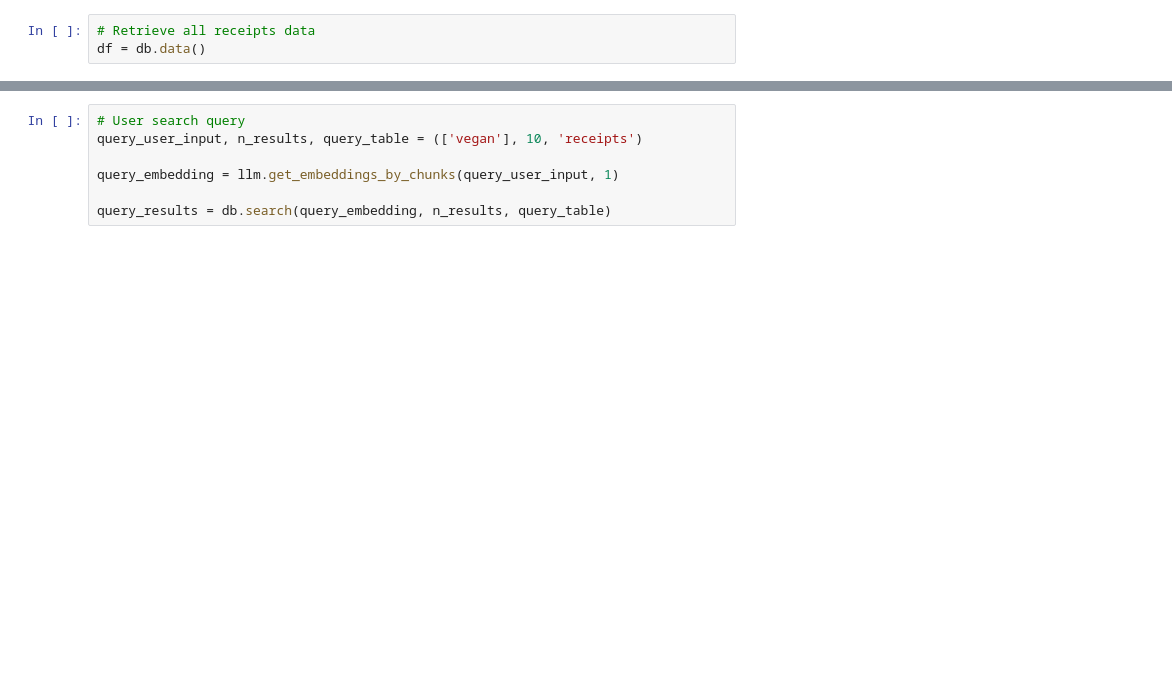
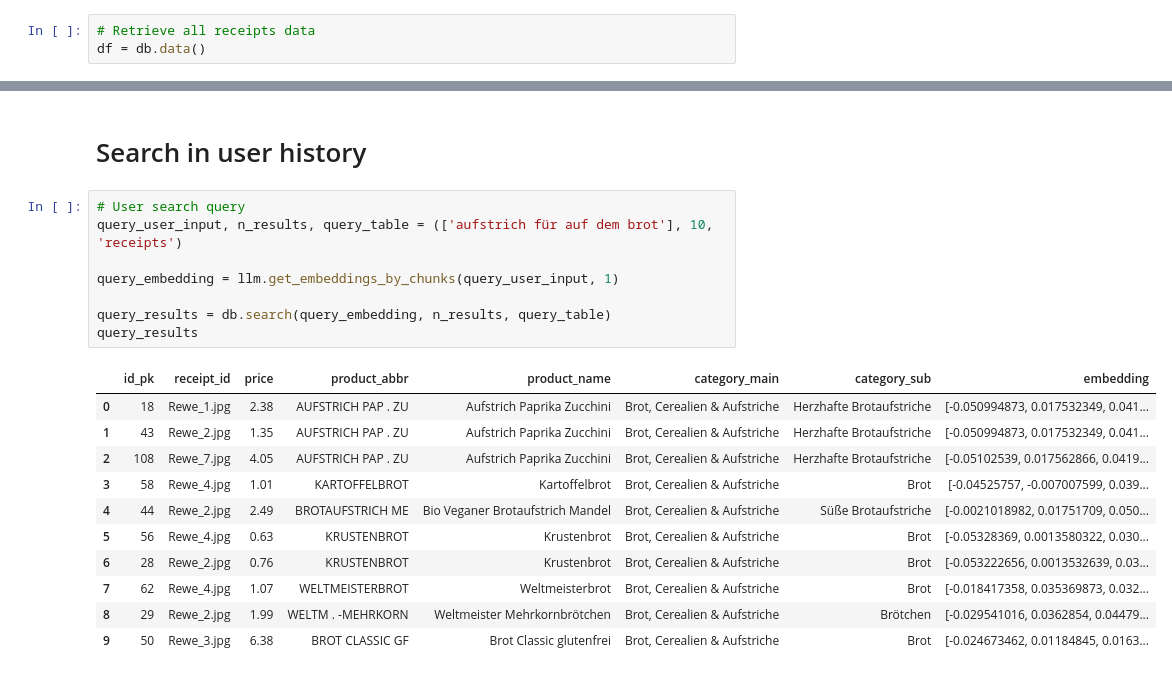
Before and after one commit to TopAudioData/receipt-contextualizer, a Jupyter notebook: scripts/test_app_flow.ipynb, the cells around one changed output, grey strips where cells are left out. Cells and saved outputs as stored; diff of their text form; blank space fills up the shorter version.

```diff
--- a/scripts/test_app_flow.ipynb
+++ b/scripts/test_app_flow.ipynb
@@ -90,7 +100,22 @@ df
+# %% [markdown]
+# Search in user history
 # %%
 # User search query
-query_user_input, n_results, query_table = (['vegan'], 10, 'receipts')
+query_user_input, n_results, query_table = (['aufstrich für auf dem brot'], 10, 'receipts')
 
 query_embedding = llm.get_embeddings_by_chunks(query_user_input, 1)
 
 query_results = db.search(query_embedding, n_results, query_table)
+query_results
+# %% [output]
+|  | id_pk | receipt_id | price | product_abbr | product_name | category_main | category_sub | embedding |
+| 0 | 18 | Rewe_1.jpg | 2.38 | AUFSTRICH PAP . ZU | Aufstrich Paprika Zucchini | Brot, Cerealien & Aufstriche | Herzhafte Brotaufstriche | [-0.050994873, 0.017532349, 0.041... |
+| 1 | 43 | Rewe_2.jpg | 1.35 | AUFSTRICH PAP . ZU | Aufstrich Paprika Zucchini | Brot, Cerealien & Aufstriche | Herzhafte Brotaufstriche | [-0.050994873, 0.017532349, 0.041... |
+| 2 | 108 | Rewe_7.jpg | 4.05 | AUFSTRICH PAP . ZU | Aufstrich Paprika Zucchini | Brot, Cerealien & Aufstriche | Herzhafte Brotaufstriche | [-0.05102539, 0.017562866, 0.0419... |
+| 3 | 58 | Rewe_4.jpg | 1.01 | KARTOFFELBROT | Kartoffelbrot | Brot, Cerealien & Aufstriche | Brot | [-0.04525757, -0.007007599, 0.039... |
+| 4 | 44 | Rewe_2.jpg | 2.49 | BROTAUFSTRICH ME | Bio Veganer Brotaufstrich Mandel | Brot, Cerealien & Aufstriche | Süße Brotaufstriche | [-0.0021018982, 0.01751709, 0.050... |
+| 5 | 56 | Rewe_4.jpg | 0.63 | KRUSTENBROT | Krustenbrot | Brot, Cerealien & Aufstriche | Brot | [-0.05328369, 0.0013580322, 0.030... |
+| 6 | 28 | Rewe_2.jpg | 0.76 | KRUSTENBROT | Krustenbrot | Brot, Cerealien & Aufstriche | Brot | [-0.053222656, 0.0013532639, 0.03... |
+| 7 | 62 | Rewe_4.jpg | 1.07 | WELTMEISTERBROT | Weltmeisterbrot | Brot, Cerealien & Aufstriche | Brot | [-0.018417358, 0.035369873, 0.032... |
+| 8 | 29 | Rewe_2.jpg | 1.99 | WELTM . -MEHRKORN | Weltmeister Mehrkornbrötchen | Brot, Cerealien & Aufstriche | Brötchen | [-0.029541016, 0.0362854, 0.04479... |
+| 9 | 50 | Rewe_3.jpg | 6.38 | BROT CLASSIC GF | Brot Classic glutenfrei | Brot, Cerealien & Aufstriche | Brot | [-0.024673462, 0.01184845, 0.0163... |
```
Also changed, not shown: parts of 11 cells of this notebook.
